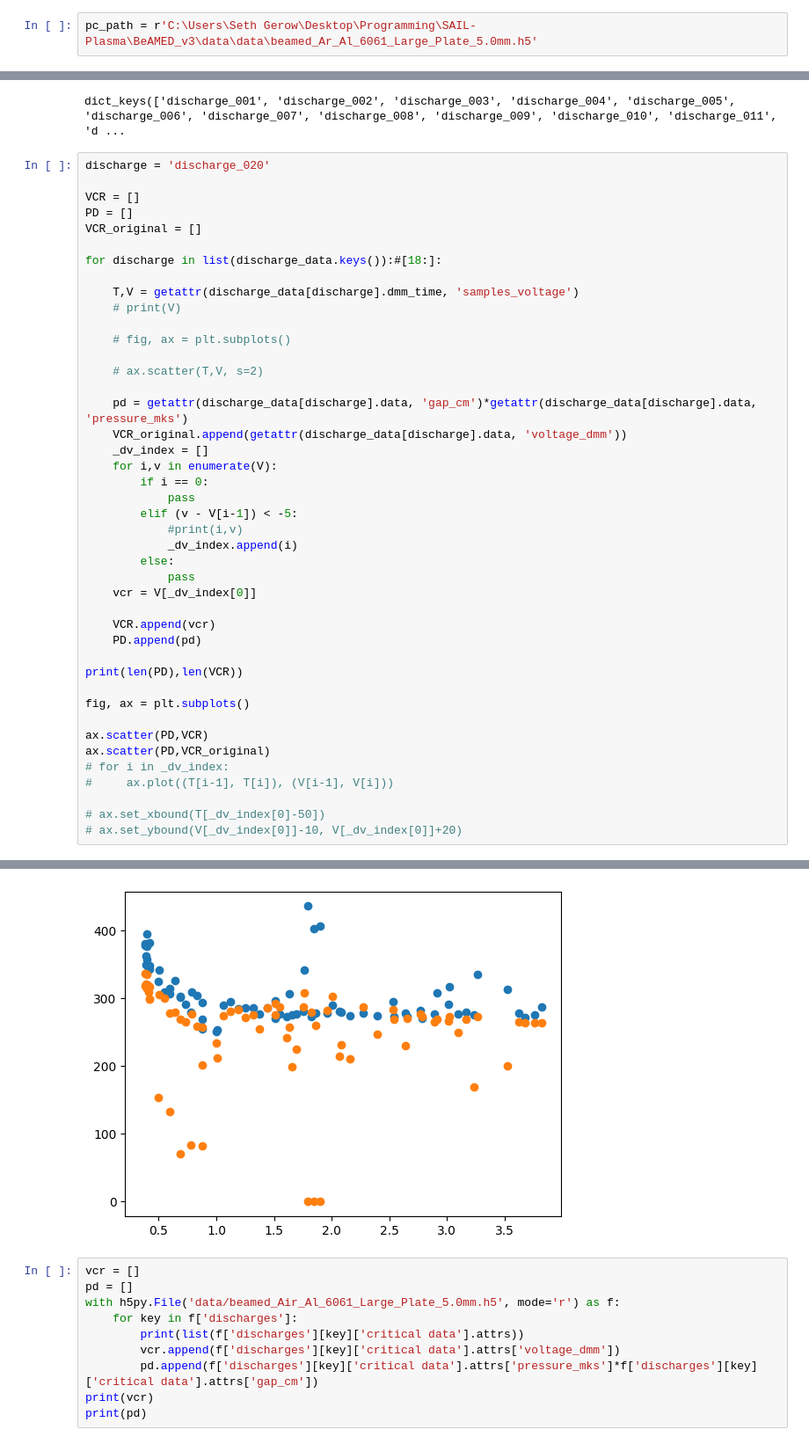
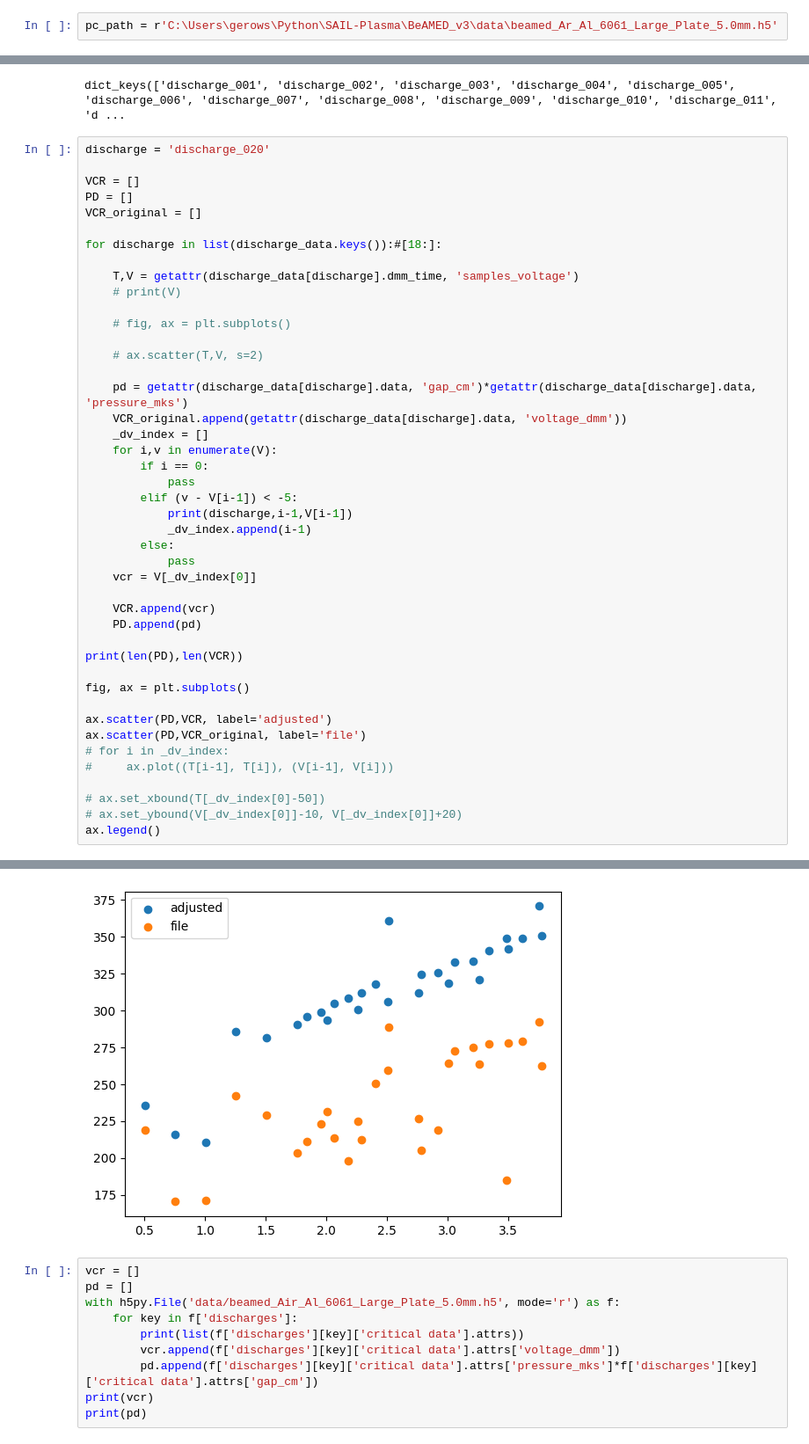
Before and after one commit to s-gerow/SAIL-Plasma, a Jupyter notebook: BeAMED_v3/read_hdf5.ipynb, the cells around one changed output, grey strips where cells are left out. Shown at 88% size. Cells and saved outputs as stored; diff of their text form.

```diff
--- a/BeAMED_v3/read_hdf5.ipynb
+++ b/BeAMED_v3/read_hdf5.ipynb
@@ -10,7 +10,7 @@ from hdf5_reader import HDF5Reader
 # %%
 mac_path = '/Users/sethgerow/Desktop/h5files/beamed_Ar_Al_6061_Large_Plate_5.0mm.h5'
 # %%
-pc_path = r'C:\Users\Seth Gerow\Desktop\Programming\SAIL-Plasma\BeAMED_v3\data\data\beamed_Ar_Al_6061_Large_Plate_5.0mm.h5'
+pc_path = r'C:\Users\gerows\Python\SAIL-Plasma\BeAMED_v3\data\beamed_Ar_Al_6061_Large_Plate_5.0mm.h5'
 # %%
 reader = HDF5Reader()
 reader.open_file(pc_path)
@@ -59,8 +59,8 @@ for discharge in list(discharge_data.keys()):#[18:]:
         if i == 0:
             pass
         elif (v - V[i-1]) < -5:
-            #print(i,v)
-            _dv_index.append(i)
+            print(discharge,i-1,V[i-1])
+            _dv_index.append(i-1)
         else:
             pass
     vcr = V[_dv_index[0]]
@@ -72,11 +72,12 @@ print(len(PD),len(VCR))
 
 fig, ax = plt.subplots()
 
-ax.scatter(PD,VCR)
-ax.scatter(PD,VCR_original)
+ax.scatter(PD,VCR, label='adjusted')
+ax.scatter(PD,VCR_original, label='file')
 # for i in _dv_index:
 #     ax.plot((T[i-1], T[i]), (V[i-1], V[i]))
 
 # ax.set_xbound(T[_dv_index[0]-50])
 # ax.set_ybound(V[_dv_index[0]]-10, V[_dv_index[0]]+20)
+ax.legend()
 # %% [output]
@@ -85,4 +102,4 @@ ax.scatter(PD,VCR_original)
-[figure, old version]
+[figure, new version]
 # %%
 vcr = []
 pd = []
```
Also changed, not shown: parts of 2 cells of this notebook, 13 other files.
